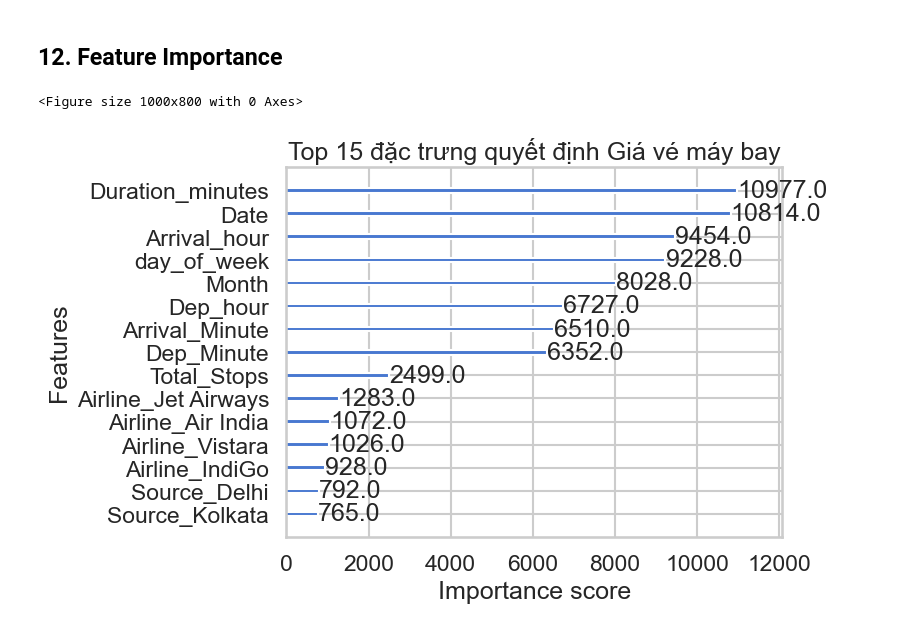
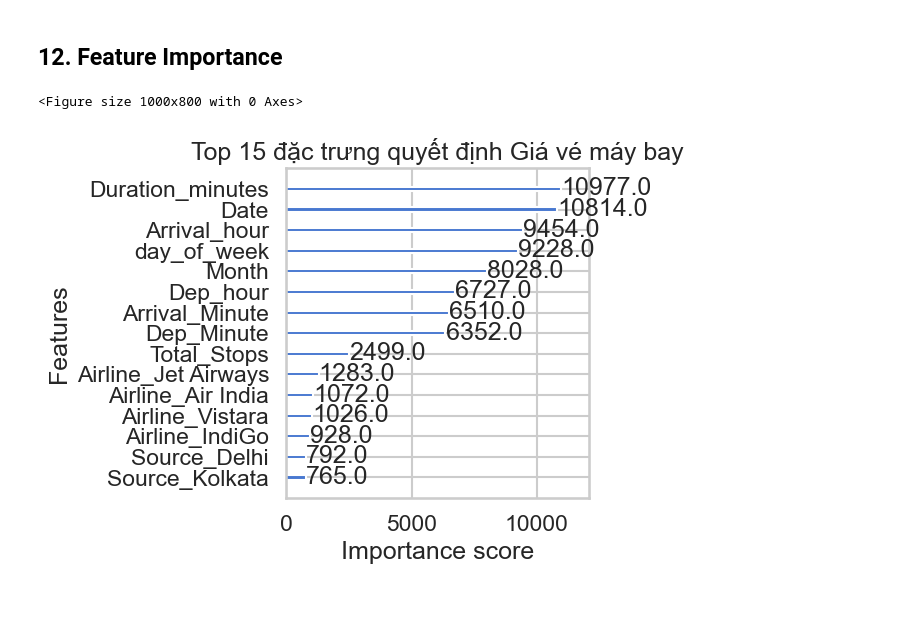
Before and after one commit to thanhtan2210/Collect-and-predict-air-plane-ticket-price---Data-Mining-Assignment, a Jupyter notebook: notebook/visual_report_data.ipynb, the cells around one changed output. Cells and saved outputs as stored; diff of their text form; code cells hidden in the pictures; blank space fills up the shorter version.

```diff
--- a/notebook/visual_report_data.ipynb
+++ b/notebook/visual_report_data.ipynb
@@ -251,8 +255,9 @@ Passing `palette` without assigning `hue` is deprecated and will be removed in v
 # %%
 plt.figure(figsize=(10, 8))
 xgb.plot_importance(best_xgb, max_num_features=15, importance_type='weight')
 plt.title('Top 15 đặc trưng quyết định Giá vé máy bay')
+plt.tight_layout()
 plt.show()
 # %% [output]
 <Figure size 1000x800 with 0 Axes>
-[figure, old version]
+[figure, new version]
```
Also changed, not shown: parts of 3 cells of this notebook.
